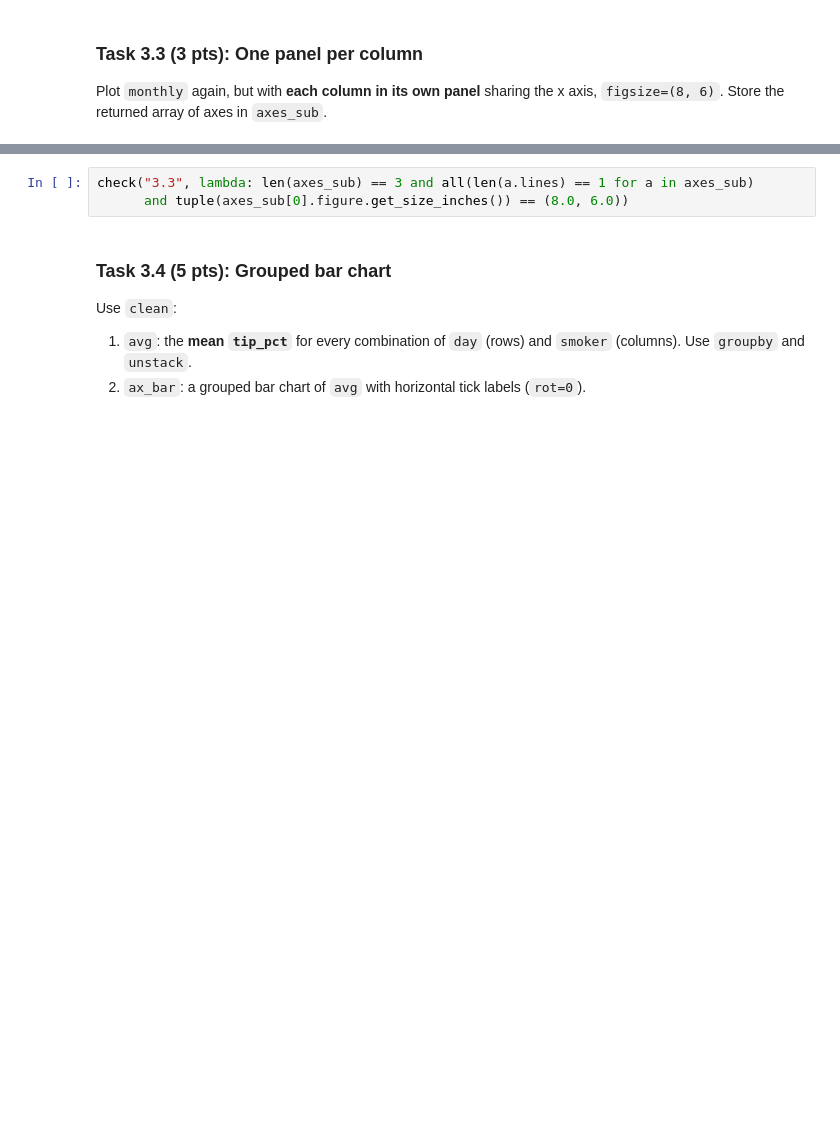
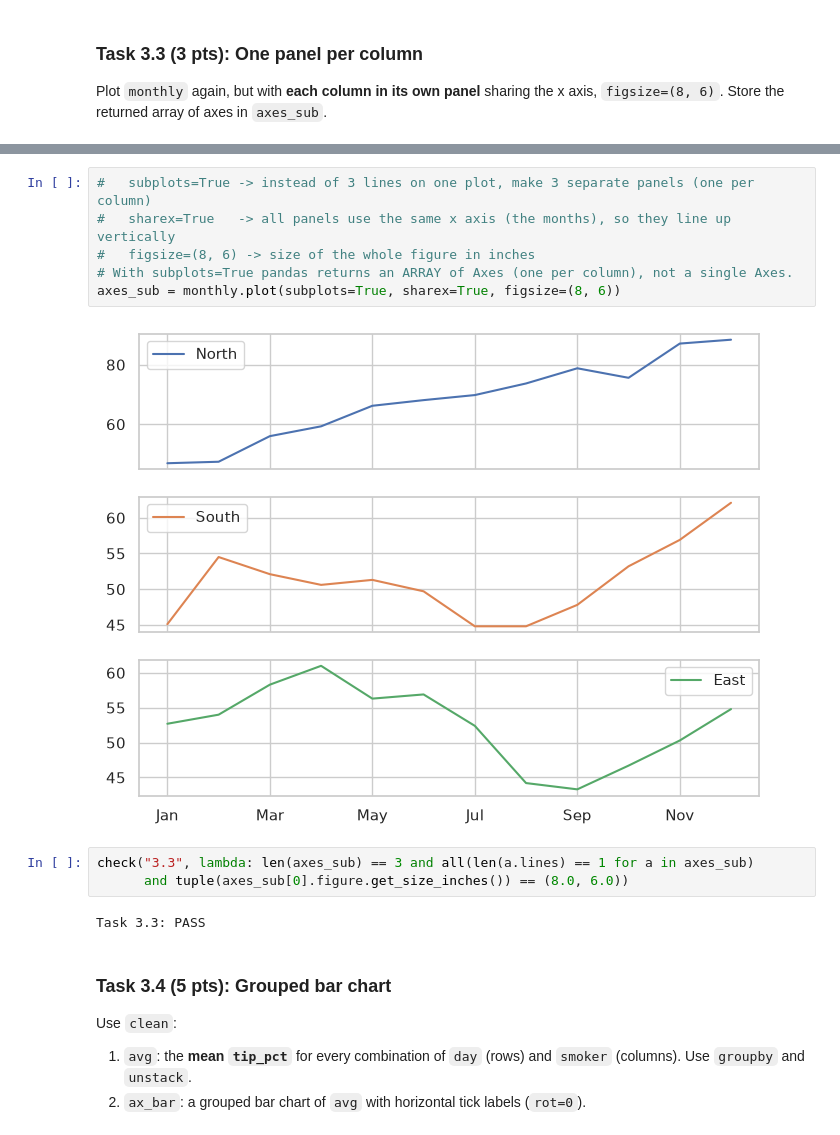
Before and after one commit to DanKair/python-uni-data-analysis, a Jupyter notebook: lab9/Lab9_Plotting.ipynb, the cells around one changed output, grey strips where cells are left out. Saved outputs shown, nothing was run; the diff lists cells and outputs as text; blank space fills up the shorter version.

```diff
--- a/lab9/Lab9_Plotting.ipynb
+++ b/lab9/Lab9_Plotting.ipynb
@@ -418,6 +557,16 @@ axes_sub = None  # YOUR CODE HERE
+# %%
+#   subplots=True -> instead of 3 lines on one plot, make 3 separate panels (one per column)
+#   sharex=True   -> all panels use the same x axis (the months), so they line up vertically
+#   figsize=(8, 6) -> size of the whole figure in inches
+# With subplots=True pandas returns an ARRAY of Axes (one per column), not a single Axes.
+axes_sub = monthly.plot(subplots=True, sharex=True, figsize=(8, 6))
+# %% [output]
+[figure, added]
 # %%
 check("3.3", lambda: len(axes_sub) == 3 and all(len(a.lines) == 1 for a in axes_sub)
       and tuple(axes_sub[0].figure.get_size_inches()) == (8.0, 6.0))
+# %% [output]
+Task 3.3: PASS
 # %% [markdown]
 ### Task 3.4 (5 pts): Grouped bar chart
 
```
Also changed, not shown: parts of 80 cells of this notebook.
